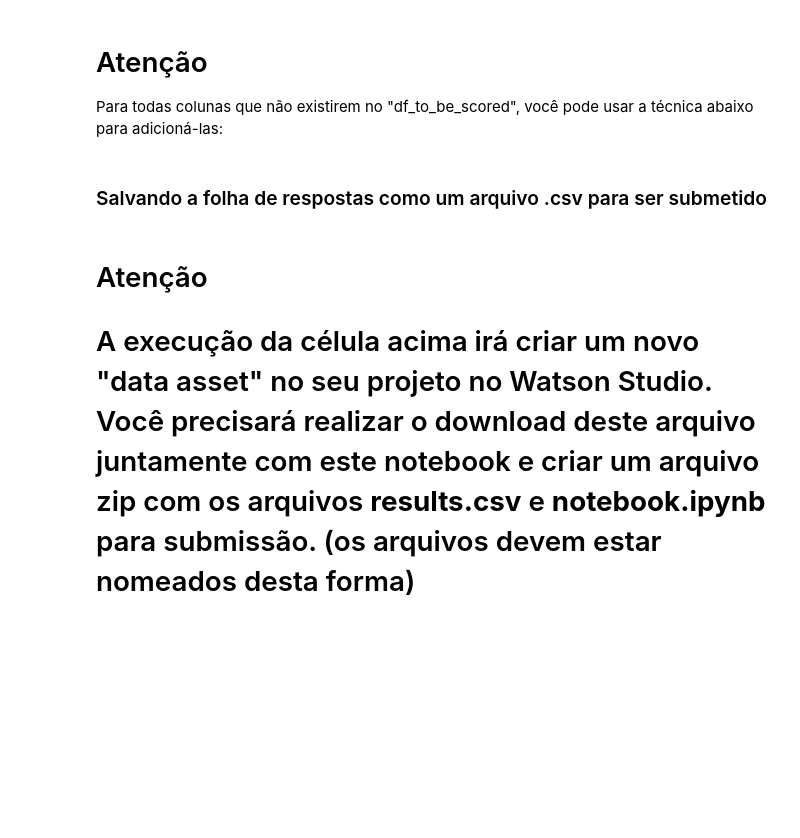
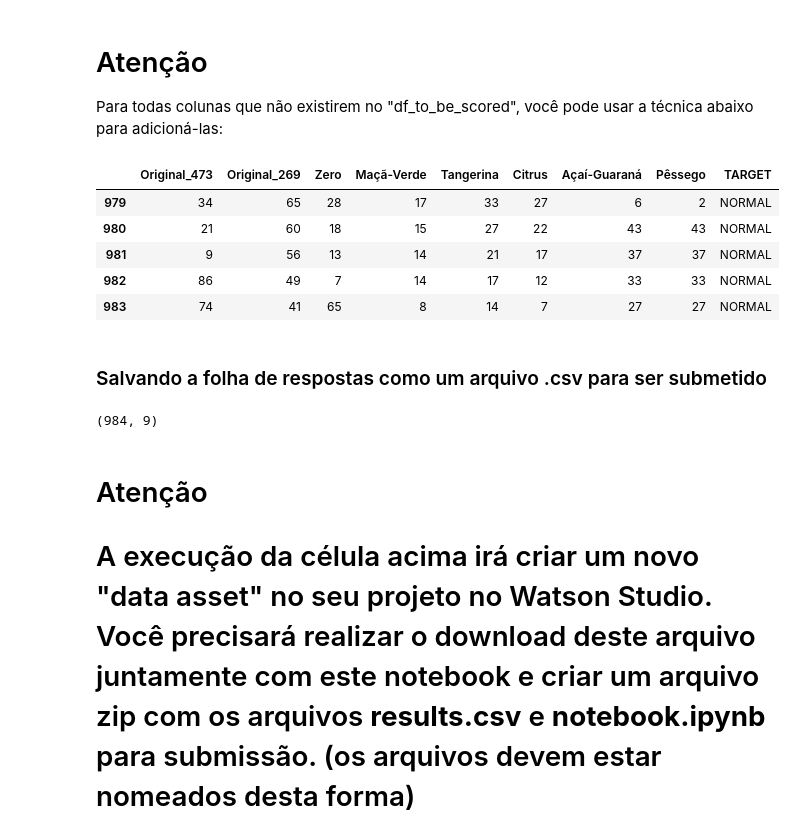
Before and after one commit to BrunoASNascimento/Maratona-Behind-the-Code, a Jupyter notebook: desafio-07/model-tnt.ipynb, the cells around one changed output. Cells and saved outputs as stored; diff of their text form; code cells hidden in the pictures; blank space fills up the shorter version.

```diff
--- a/desafio-07/model-tnt.ipynb
+++ b/desafio-07/model-tnt.ipynb
@@ -383,5 +387,11 @@ Using no backup selector
 # %% [markdown]
 ### Fazendo previsões na amostra de teste
+# %%
+def convert_target(data):
+    # data = (np.where(data==0, 'REABASTECER', data))
+    # data = (np.where(data==1, 'NORMAL', data))
+    data =  [ 'NORMAL' if x == 1 else 'REABASTECER' for x in data ]
+    return data
 # %%
 y_pred = dtc.predict(X_test)
 print(y_pred)
@@ -506,12 +609,21 @@ df_to_be_scored_4.columns
 Para todas colunas que não existirem no "df_to_be_scored", você pode usar a técnica abaixo para adicioná-las:
 # %%
 y_pred = dtc.predict(df_to_be_scored_4)
-df_to_be_scored_4['TARGET'] = y_pred
+df_to_be_scored_4['TARGET'] = convert_target(y_pred)
 df_to_be_scored_4.tail()
+# %% [output]
+|  | Original_473 | Original_269 | Zero | Maçã-Verde | Tangerina | Citrus | Açaí-Guaraná | Pêssego | TARGET |
+| 979 | 34 | 65 | 28 | 17 | 33 | 27 | 6 | 2 | NORMAL |
+| 980 | 21 | 60 | 18 | 15 | 27 | 22 | 43 | 43 | NORMAL |
+| 981 | 9 | 56 | 13 | 14 | 21 | 17 | 37 | 37 | NORMAL |
+| 982 | 86 | 49 | 7 | 14 | 17 | 12 | 33 | 33 | NORMAL |
+| 983 | 74 | 41 | 65 | 8 | 14 | 7 | 27 | 27 | NORMAL |
 # %% [markdown]
 ### Salvando a folha de respostas como um arquivo .csv para ser submetido
 # %%
 df_to_be_scored_4.shape
+# %% [output]
+(984, 9)
 # %%
 df_to_be_scored_4.to_csv('result.csv',index=False)
 # %% [markdown]
```
Also changed, not shown: parts of 13 cells of this notebook.
